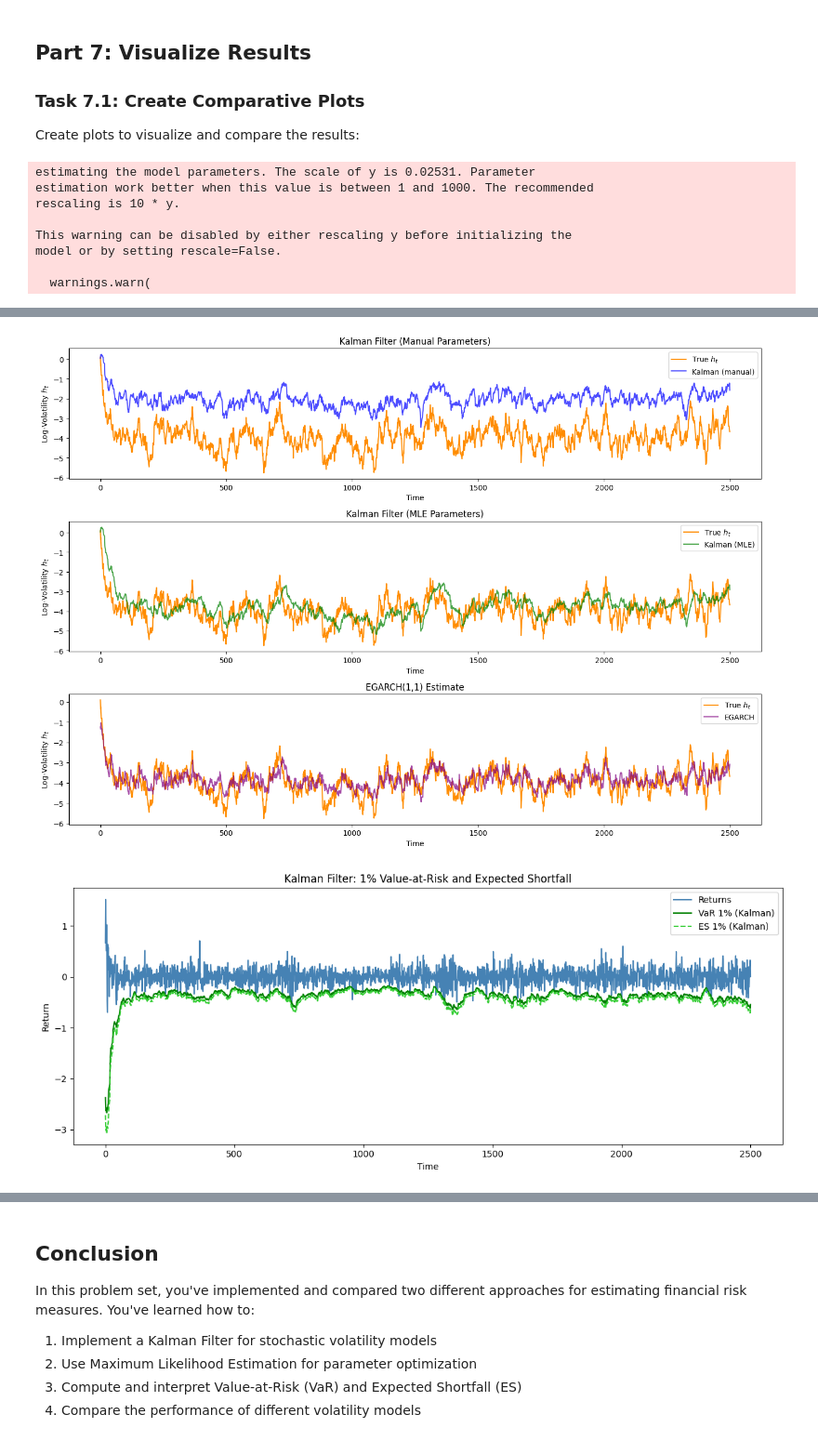
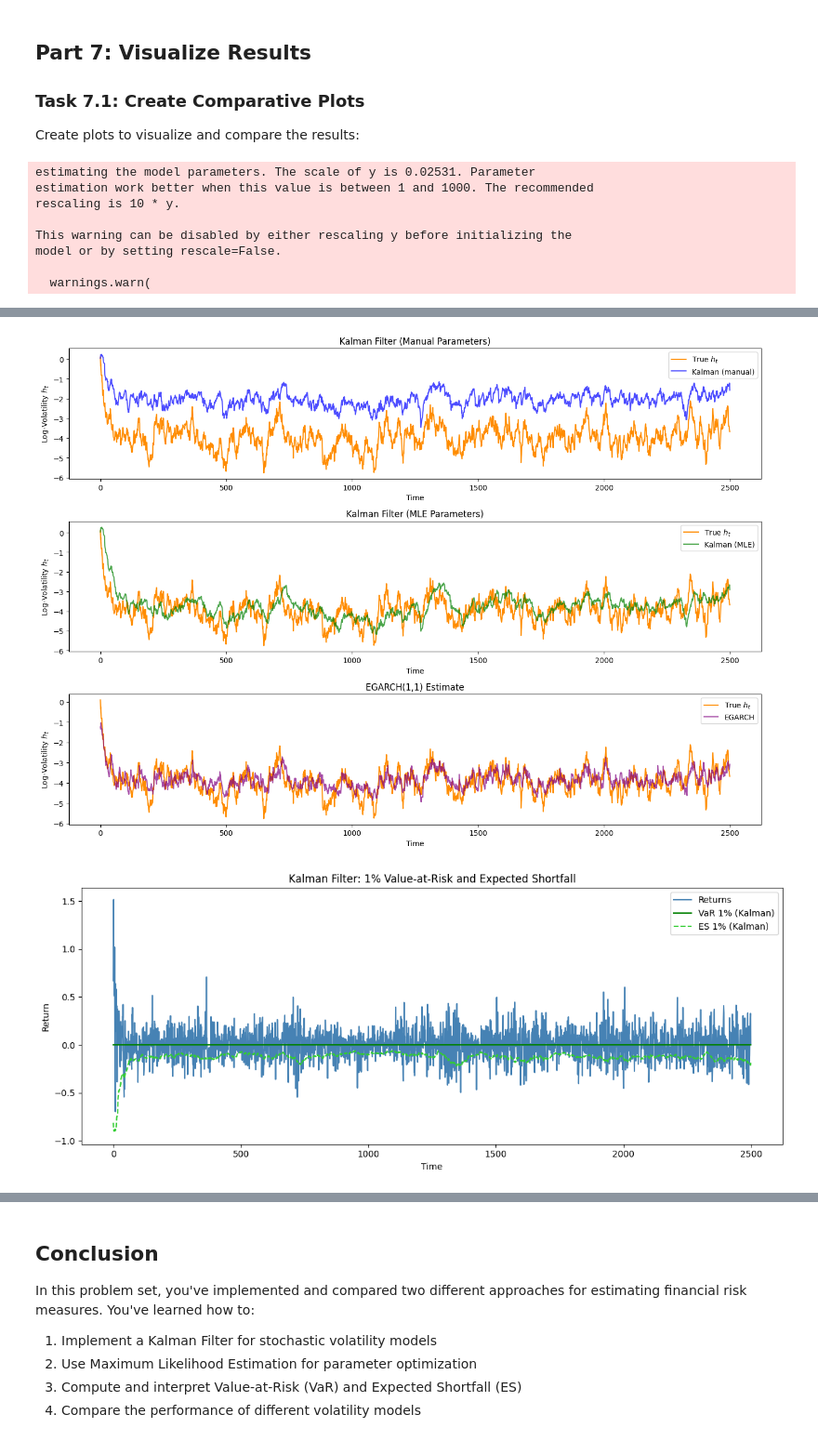
Before and after one commit to joseManuelAyala/2GradedProblemSet, a Jupyter notebook: KF_ProblemSet_Student_Part2_MUSparsity-checkpoint.ipynb, the cells around one changed output, grey strips where cells are left out. Shown: that part at 93% size. Saved outputs shown, nothing was run; the diff lists cells and outputs as text; code cells hidden in the pictures.

```diff
--- a/KF_ProblemSet_Student_Part2_MUSparsity-checkpoint.ipynb
+++ b/KF_ProblemSet_Student_Part2_MUSparsity-checkpoint.ipynb
@@ -293,18 +293,23 @@ egarch_log_volatility = np.log(egarch_volatility ** 2)
 # Convert volatility estimates for Kalman(MLE) and EGARCH
 kalman_sigma = np.exp(0.5 * filtered_means_mle)
 
-# VaR and ES Parameters
-alpha = 0.01
-z_alpha = norm.ppf(alpha)
-phi_z = norm.pdf(z_alpha)
+# Alpha Parameter
+alpha = 0.05
+
+# VaR_ES function to compute the values of Kalman and EGARCH
+def VaR_ES(volatility_series, alpha):
+    z_alpha = norm.ppf(alpha)
+    phi_z = norm.pdf(z_alpha)
+    VaR = z_alpha * volatility_series
+    ES = - (phi_z / alpha) * volatility_series
+    return VaR, ES
+
 
 # VaR and ES for Kalman approach
-VaR_kalman = z_alpha * kalman_sigma
-ES_kalman = - (phi_z / alpha) * kalman_sigma
+VaR_kalman, ES_kalman = VaR_ES(kalman_sigma, alpha)
 
 # VaR and ES for EGARCH approach
-VaR_egarch = z_alpha * egarch_volatility
-ES_egarch = - (phi_z / alpha) * egarch_volatility
+VaR_egarch, ES_egarch = VaR_ES(egarch_volatility, alpha)
 
 # Compute coverage ratios
 coverage_kalman = coverage_ratio(r, VaR_kalman)
@@ -428,18 +433,23 @@ egarch_log_volatility = np.log(egarch_volatility ** 2)
 # Convert volatility estimates for Kalman(MLE) and EGARCH
 kalman_sigma = np.exp(0.5 * filtered_means_mle)
 
-# VaR and ES Parameters
-alpha = 0.01
-z_alpha = norm.ppf(alpha)
-phi_z = norm.pdf(z_alpha)
+# Alpha Parameter
+alpha = 0.5
+
+# VaR_ES function to compute the values of Kalman and EGARCH
+def VaR_ES(volatility_series, alpha):
+    z_alpha = norm.ppf(alpha)
+    phi_z = norm.pdf(z_alpha)
+    VaR = z_alpha * volatility_series
+    ES = - (phi_z / alpha) * volatility_series
+    return VaR, ES
+
 
 # VaR and ES for Kalman approach
-VaR_kalman = z_alpha * kalman_sigma
-ES_kalman = - (phi_z / alpha) * kalman_sigma
+VaR_kalman, ES_kalman = VaR_ES(kalman_sigma, alpha)
 
 # VaR and ES for EGARCH approach
-VaR_egarch = z_alpha * egarch_volatility
-ES_egarch = - (phi_z / alpha) * egarch_volatility
+VaR_egarch, ES_egarch = VaR_ES(egarch_volatility, alpha)
 
 # Compute coverage ratios
 coverage_kalman = coverage_ratio(r, VaR_kalman)
@@ -511,31 +521,31 @@ plt.plot(VaR_kalman, label='VaR 1% (Kalman)', color='green')
 plt.plot(ES_kalman, label='ES 1% (Kalman)', color='limegreen', linestyle='--')
 plt.title("Kalman Filter: 1% Value-at-Risk and Expected Shortfall")
 plt.xlabel("Time")
 plt.ylabel("Return")
 plt.legend()
 plt.tight_layout()
 plt.show()
 
 # Plot VaR and ES of the EGARCH approach
 plt.figure(figsize=(12, 5))
 plt.plot(r, label='Returns', color='steelblue')
 plt.plot(VaR_egarch, label='VaR 1% (EGARCH)', color='purple')
 plt.plot(ES_egarch, label='ES 1% (EGARCH)', color='violet', linestyle='--')
 plt.title("EGARCH(1,1): 1% Value-at-Risk and Expected Shortfall")
 plt.xlabel("Time")
 plt.ylabel("Return")
 plt.legend()
 plt.tight_layout()
 plt.show()
 # %% [output]
 estimating the model parameters. The scale of y is 0.02531. Parameter
 estimation work better when this value is between 1 and 1000. The recommended
 rescaling is 10 * y.
 
 This warning can be disabled by either rescaling y before initializing the
 model or by setting rescale=False.
 
   warnings.warn(
 [figure]
 [figure]
-[figure, old version]
+[figure, new version]
```
Also changed, not shown: parts of 2 cells of this notebook, 1 other file.
